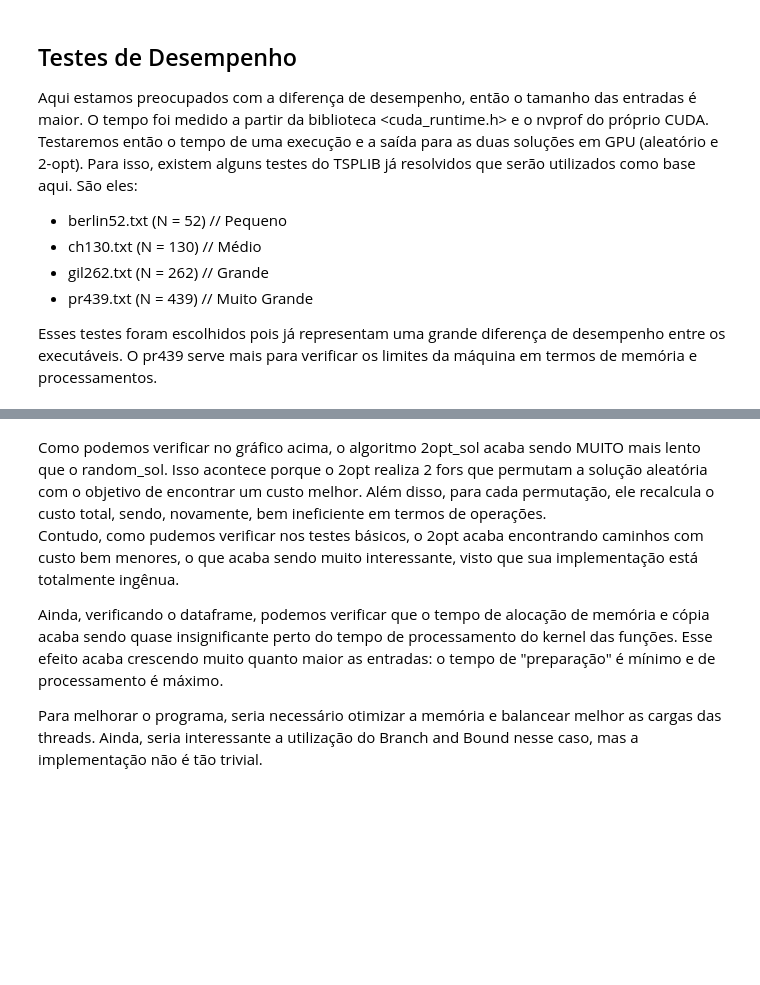
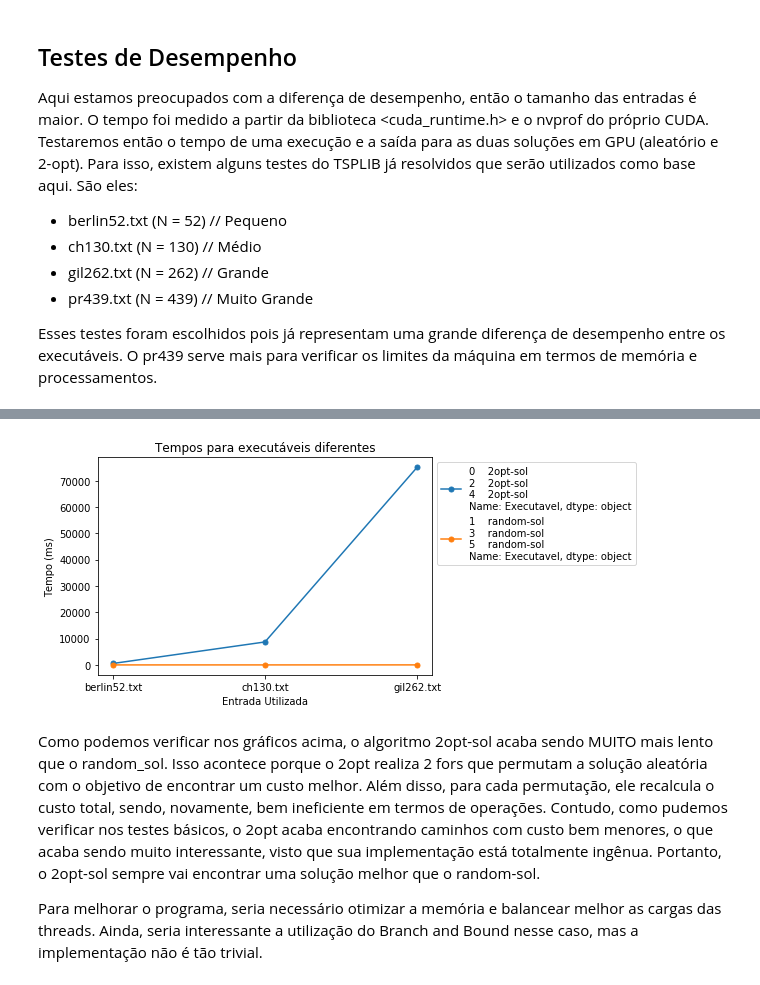
Before and after one commit to filipefborba/supercomp, a Jupyter notebook: projeto-03/Filipe Borba - Projeto 3.ipynb, the cells around one changed output, grey strips where cells are left out. Saved outputs shown, nothing was run; the diff lists cells and outputs as text; code cells hidden in the pictures; blank space fills up the shorter version.

```diff
--- a/projeto-03/Filipe Borba - Projeto 3.ipynb
+++ b/projeto-03/Filipe Borba - Projeto 3.ipynb
@@ -232,7 +278,18 @@ plt.show()
+# %%
+# Removi o último arquivo para ficar mais evidente a diferença para entradas mais razoaveis.
+groups = df[:-2].groupby("Executavel")
+
+fig, ax = plt.subplots()
+for name, group in groups:
+    ax.plot(group["Entrada"], group["Tempo Kernel"], marker='o', linestyle='-', ms=5, label=group["Executavel"])
+plt.title('Tempos para executáveis diferentes')
+plt.ylabel('Tempo (ms)')
+plt.xlabel('Entrada Utilizada')
+plt.legend(loc='upper left', bbox_to_anchor=(1, 1))
+plt.show()
+# %% [output]
+[figure, added]
 # %% [markdown]
-Como podemos verificar no gráfico acima, o algoritmo 2opt_sol acaba sendo MUITO mais lento que o random_sol. Isso acontece porque o 2opt realiza 2 fors que permutam a solução aleatória com o objetivo de encontrar um custo melhor. Além disso, para cada permutação, ele recalcula o custo total, sendo, novamente, bem ineficiente em termos de operações.
-Contudo, como pudemos verificar nos testes básicos, o 2opt acaba encontrando caminhos com custo bem menores, o que acaba sendo muito interessante, visto que sua implementação está totalmente ingênua.
-
-Ainda, verificando o dataframe, podemos verificar que o tempo de alocação de memória e cópia acaba sendo quase insignificante perto do tempo de processamento do kernel das funções. Esse efeito acaba crescendo muito quanto maior as entradas: o tempo de "preparação" é mínimo e de processamento é máximo.
+Como podemos verificar nos gráficos acima, o algoritmo 2opt-sol acaba sendo MUITO mais lento que o random_sol. Isso acontece porque o 2opt realiza 2 fors que permutam a solução aleatória com o objetivo de encontrar um custo melhor. Além disso, para cada permutação, ele recalcula o custo total, sendo, novamente, bem ineficiente em termos de operações. Contudo, como pudemos verificar nos testes básicos, o 2opt acaba encontrando caminhos com custo bem menores, o que acaba sendo muito interessante, visto que sua implementação está totalmente ingênua. Portanto, o 2opt-sol sempre vai encontrar uma solução melhor que o random-sol.
 
 Para melhorar o programa, seria necessário otimizar a memória e balancear melhor as cargas das threads. Ainda, seria interessante a utilização do Branch and Bound nesse caso, mas a implementação não é tão trivial.
```
Also changed, not shown: parts of 12 cells of this notebook, 1 other file.
